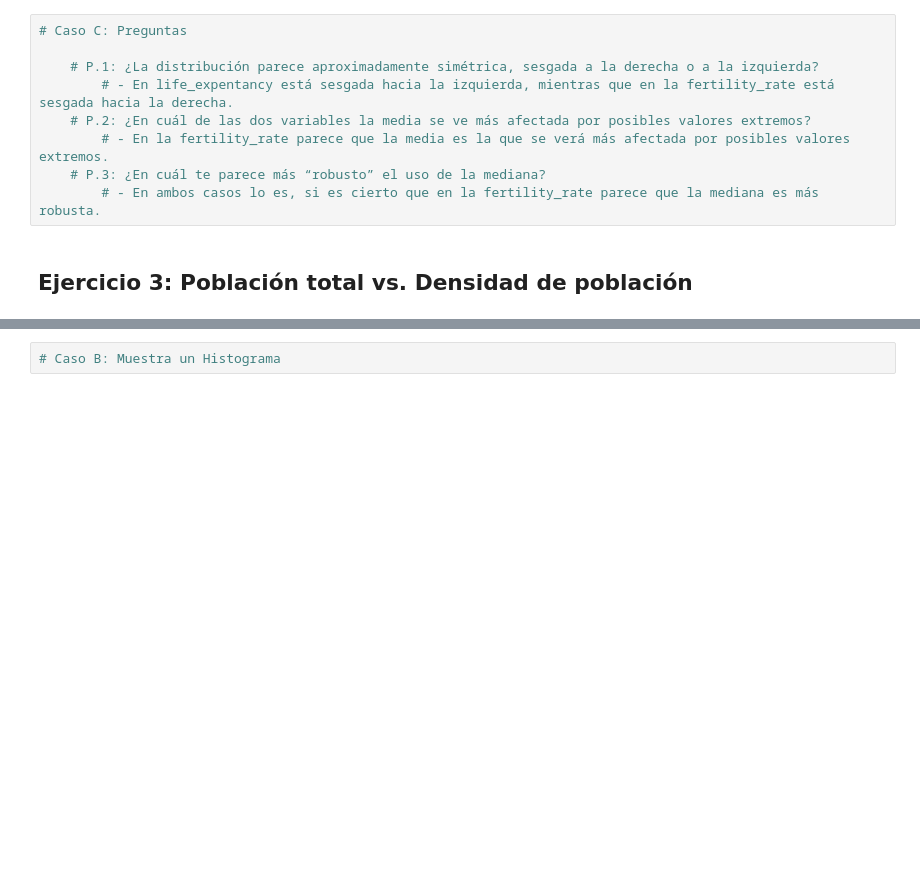
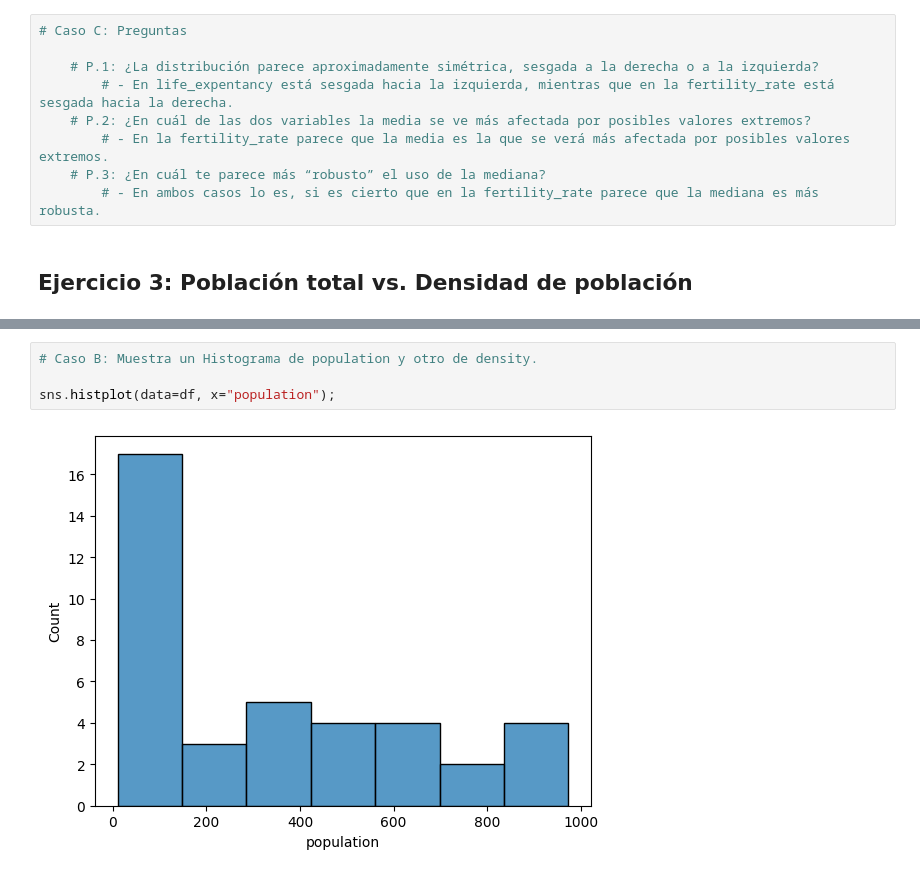
Before and after one commit to AMA00-98/pair_mod3_Ana_Lu, a Jupyter notebook: mod3_pair_leccion_09_estadistica.ipynb, the cells around one changed output, grey strips where cells are left out. Saved outputs shown, nothing was run; the diff lists cells and outputs as text; blank space fills up the shorter version.

```diff
--- a/mod3_pair_leccion_09_estadistica.ipynb
+++ b/mod3_pair_leccion_09_estadistica.ipynb
@@ -179,2 +193,6 @@ plt.axvline(df["fertility_rate"].median(), color = "green");
 # %%
-# Caso B: Muestra un Histograma
+# Caso B: Muestra un Histograma de population y otro de density.
+
+sns.histplot(data=df, x="population");
+# %% [output]
+[figure, added]
```
Also changed, not shown: parts of 13 cells of this notebook.
